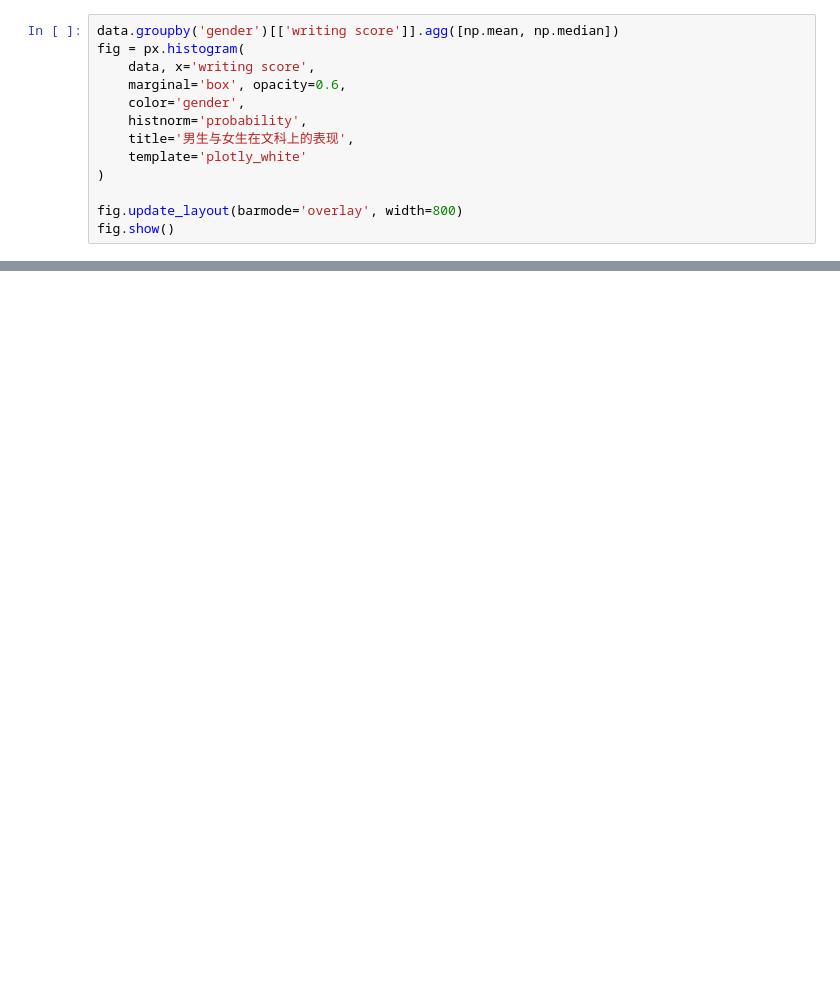
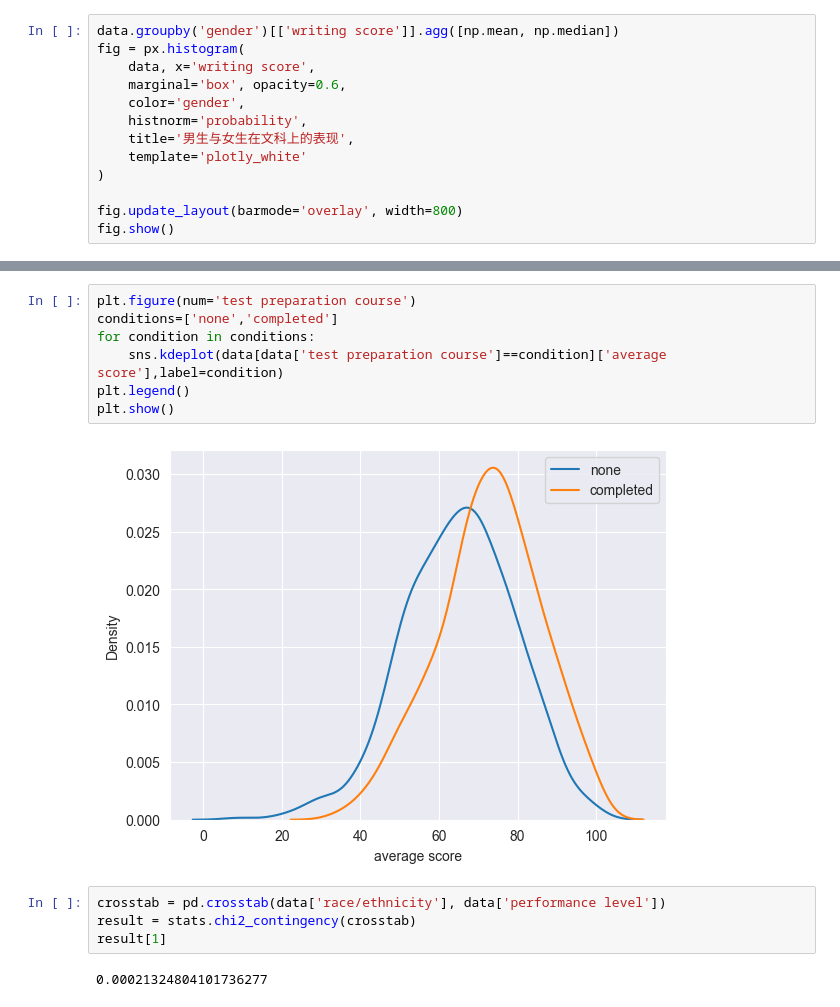
Before and after one commit to universe-wxy/BusinessDataAnalysis, a Jupyter notebook: StudentPerformance.ipynb, the cells around one changed output, grey strips where cells are left out. Cells and saved outputs as stored; diff of their text form; blank space fills up the shorter version.

```diff
--- a/StudentPerformance.ipynb
+++ b/StudentPerformance.ipynb
@@ -124,0 +181,15 @@ result[1]
+# %%
+plt.figure(num='test preparation course')
+conditions=['none','completed']
+for condition in conditions:
+    sns.kdeplot(data[data['test preparation course']==condition]['average score'],label=condition)
+plt.legend()
+plt.show()
+# %% [output]
+[figure, added]
+# %%
+crosstab = pd.crosstab(data['race/ethnicity'], data['performance level'])
+result = stats.chi2_contingency(crosstab)
+result[1]
+# %% [output]
+0.00021324804101736277
```
Also changed, not shown: parts of 12 cells of this notebook, 2 other files.
